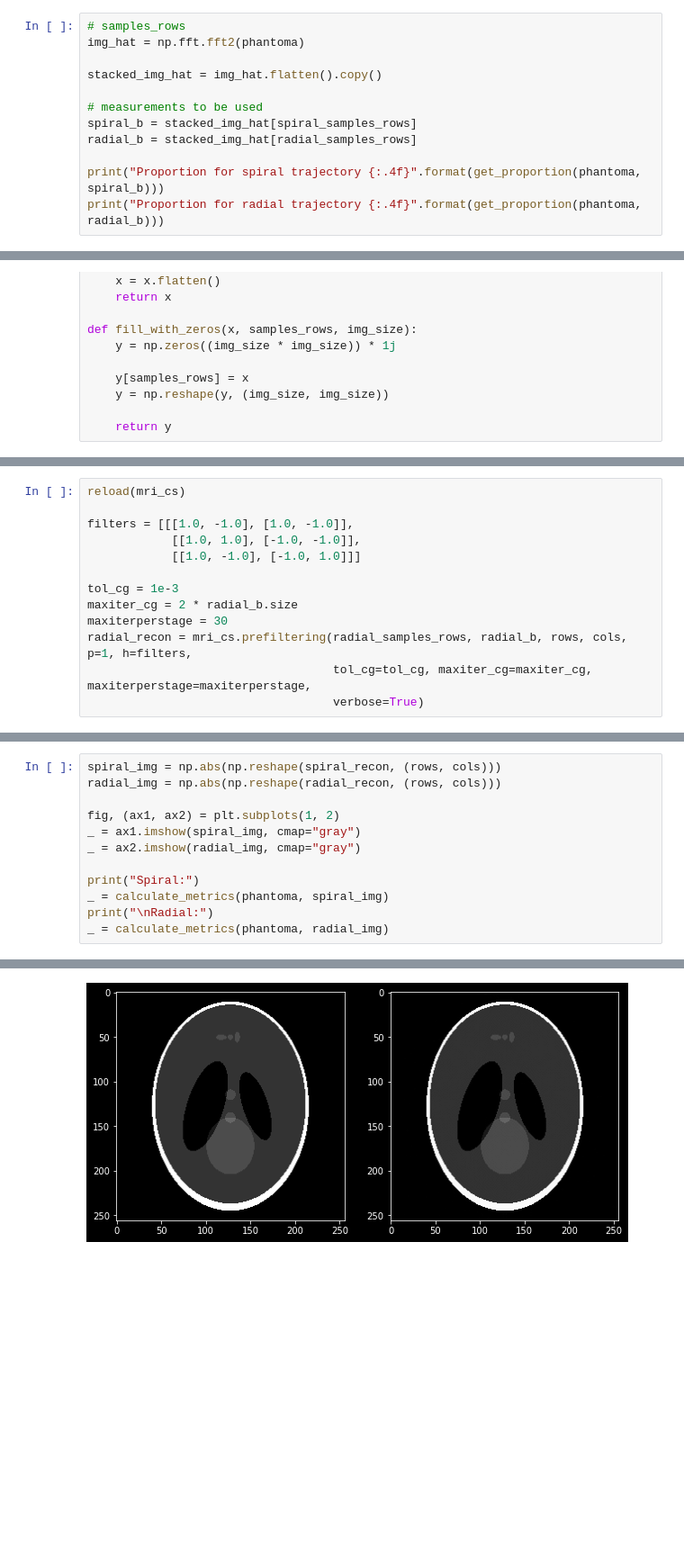
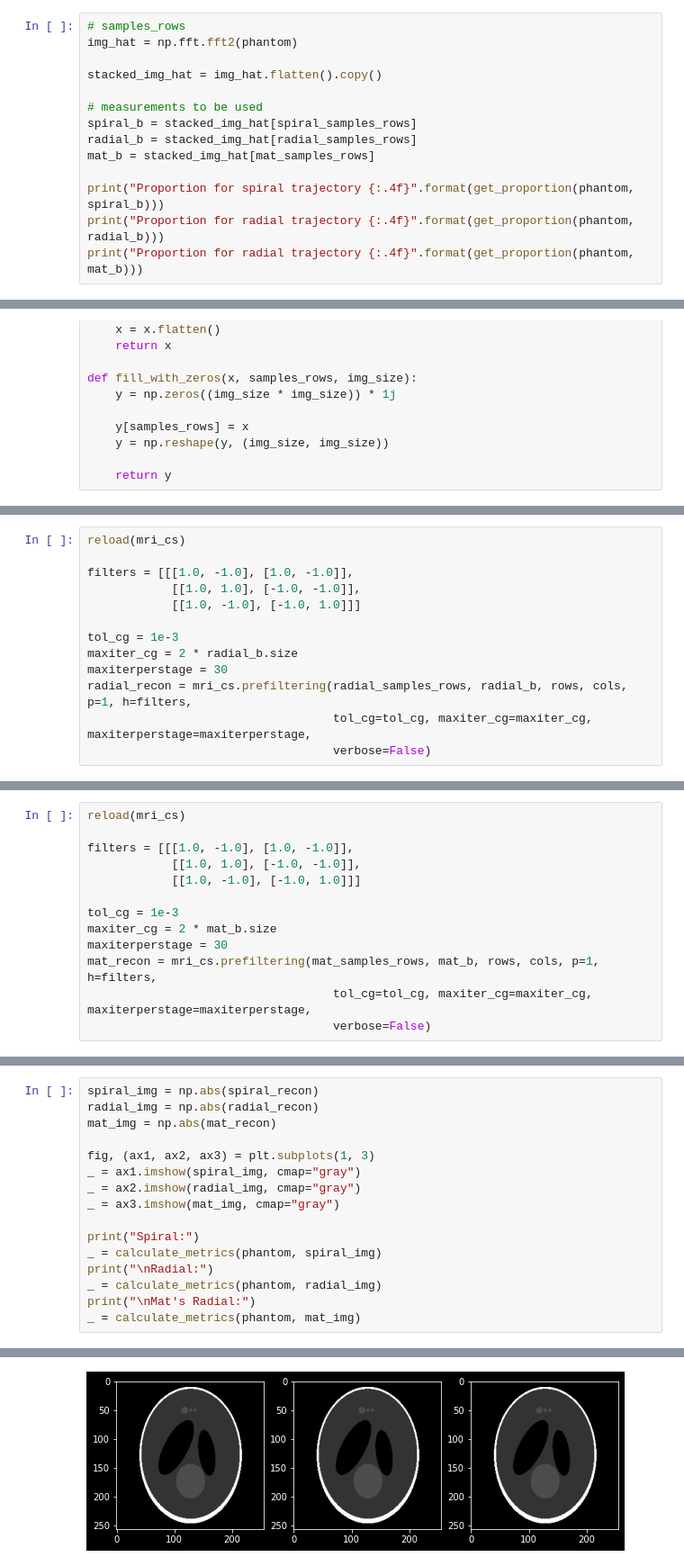
Before and after one commit to gabrielziegler3/CoDePPI, a Jupyter notebook: demos/reconstruction/phantom/phantom-trajectories-comparison.ipynb, the cells around one changed output, grey strips where cells are left out. Shown at 90% size. Cells and saved outputs as stored; diff of their text form; blank space fills up the shorter version.

```diff
--- a/demos/reconstruction/phantom/phantom-trajectories-comparison.ipynb
+++ b/demos/reconstruction/phantom/phantom-trajectories-comparison.ipynb
@@ -73,16 +61,18 @@ _ = ax2.imshow(np.fft.fftshift(radial_I))
 # Measurements from the image to be reconstructed
 # %%
 # samples_rows
-img_hat = np.fft.fft2(phantoma)
+img_hat = np.fft.fft2(phantom)
 
 stacked_img_hat = img_hat.flatten().copy()
 
 # measurements to be used
 spiral_b = stacked_img_hat[spiral_samples_rows]
 radial_b = stacked_img_hat[radial_samples_rows]
+mat_b = stacked_img_hat[mat_samples_rows]
 
-print("Proportion for spiral trajectory {:.4f}".format(get_proportion(phantoma, spiral_b)))
-print("Proportion for radial trajectory {:.4f}".format(get_proportion(phantoma, radial_b)))
+print("Proportion for spiral trajectory {:.4f}".format(get_proportion(phantom, spiral_b)))
+print("Proportion for radial trajectory {:.4f}".format(get_proportion(phantom, radial_b)))
+print("Proportion for radial trajectory {:.4f}".format(get_proportion(phantom, mat_b)))
 # %% [output]
 Proportion for spiral trajectory 0.1552
 Proportion for radial trajectory 0.1529
@@ -177,7 +174,7 @@ maxiter_cg = 2 * radial_b.size
 maxiterperstage = 30
 radial_recon = mri_cs.prefiltering(radial_samples_rows, radial_b, rows, cols, p=1, h=filters,
                                    tol_cg=tol_cg, maxiter_cg=maxiter_cg, maxiterperstage=maxiterperstage,
-                                   verbose=True)
+                                   verbose=False)
 # %% [output]
 <module 'mri_cs' from '../../../src/mri_cs.py'>
 ####### Reconstructing filtered image 1 of 3 #######
@@ -199,0 +184,13 @@ Prefiltering elapsed time: 19.7795569896698s
+# %%
+reload(mri_cs)
+
+filters = [[[1.0, -1.0], [1.0, -1.0]],
+            [[1.0, 1.0], [-1.0, -1.0]],
+            [[1.0, -1.0], [-1.0, 1.0]]]
+
+tol_cg = 1e-3
+maxiter_cg = 2 * mat_b.size
+maxiterperstage = 30
+mat_recon = mri_cs.prefiltering(mat_samples_rows, mat_b, rows, cols, p=1, h=filters,
+                                   tol_cg=tol_cg, maxiter_cg=maxiter_cg, maxiterperstage=maxiterperstage,
+                                   verbose=False)
@@ -200,15 +203,19 @@ Prefiltering elapsed time: 19.7795569896698s
 # %%
-spiral_img = np.abs(np.reshape(spiral_recon, (rows, cols)))
-radial_img = np.abs(np.reshape(radial_recon, (rows, cols)))
+spiral_img = np.abs(spiral_recon)
+radial_img = np.abs(radial_recon)
+mat_img = np.abs(mat_recon)
 
-fig, (ax1, ax2) = plt.subplots(1, 2)
+fig, (ax1, ax2, ax3) = plt.subplots(1, 3)
 _ = ax1.imshow(spiral_img, cmap="gray")
 _ = ax2.imshow(radial_img, cmap="gray")
+_ = ax3.imshow(mat_img, cmap="gray")
 
 print("Spiral:")
-_ = calculate_metrics(phantoma, spiral_img)
+_ = calculate_metrics(phantom, spiral_img)
 print("\nRadial:")
-_ = calculate_metrics(phantoma, radial_img)
+_ = calculate_metrics(phantom, radial_img)
+print("\nMat's Radial:")
+_ = calculate_metrics(phantom, mat_img)
 # %% [output]
 Spiral:
 ============================
@@ -227,2 +236,2 @@ MSE: 9.322817054973246e-06
 ============================
-[figure, old version]
+[figure, new version]
```
Also changed, not shown: parts of 10 cells of this notebook.
